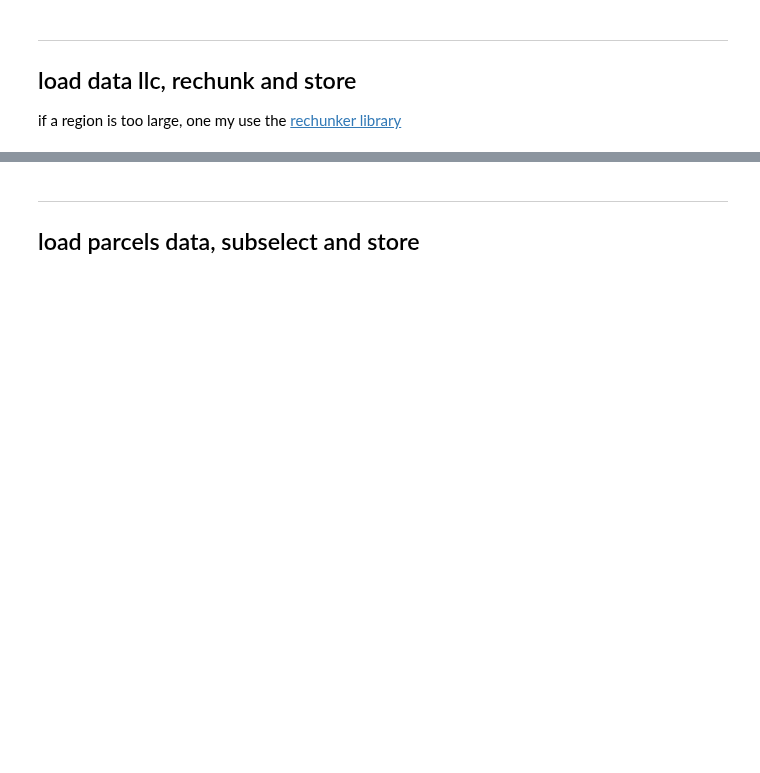
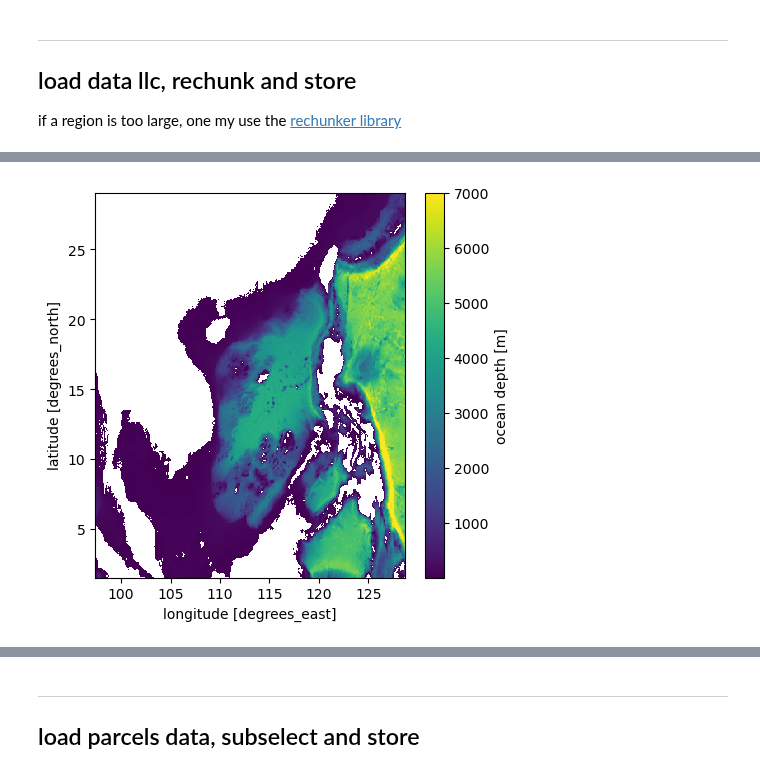
Before and after one commit to apatlpo/mit_equinox, a Jupyter notebook: calval/regional_selection.ipynb, the cells around one changed output, grey strips where cells are left out. Cells and saved outputs as stored; diff of their text form; code cells hidden in the pictures; blank space fills up the shorter version.

```diff
--- a/calval/regional_selection.ipynb
+++ b/calval/regional_selection.ipynb
@@ -87,0 +134,9 @@ ds = xr.merge([ds, grd])
+# %%
+if dsc is not None:
+    #6-24°N and 105-122°E
+    (depth
+     .sel(i=slice(6500, 8000), j=slice(8000,9500))
+     .plot(x="XC", y="YC", figsize=(5,5))
+    )
+# %% [output]
+[figure, added]
```
Also changed, not shown: parts of 31 cells of this notebook, 4 other files.
